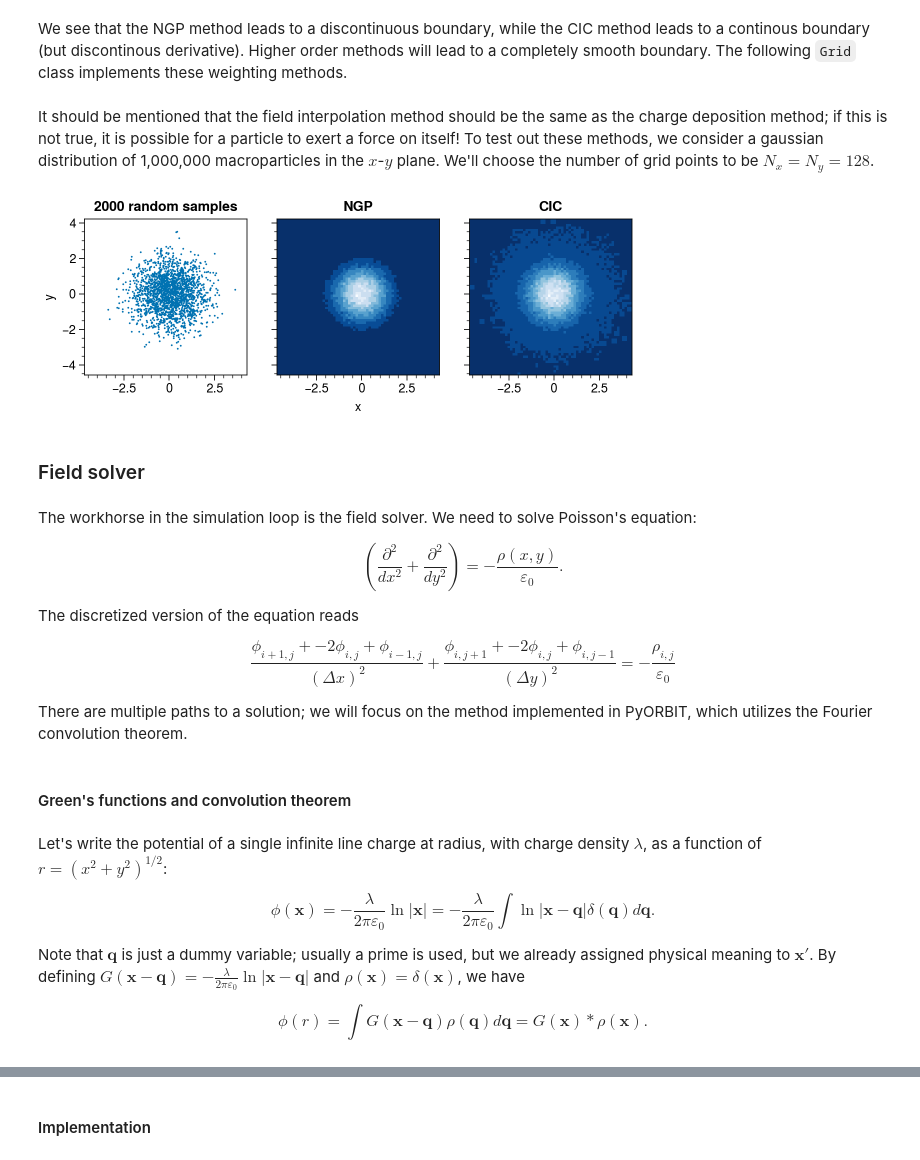
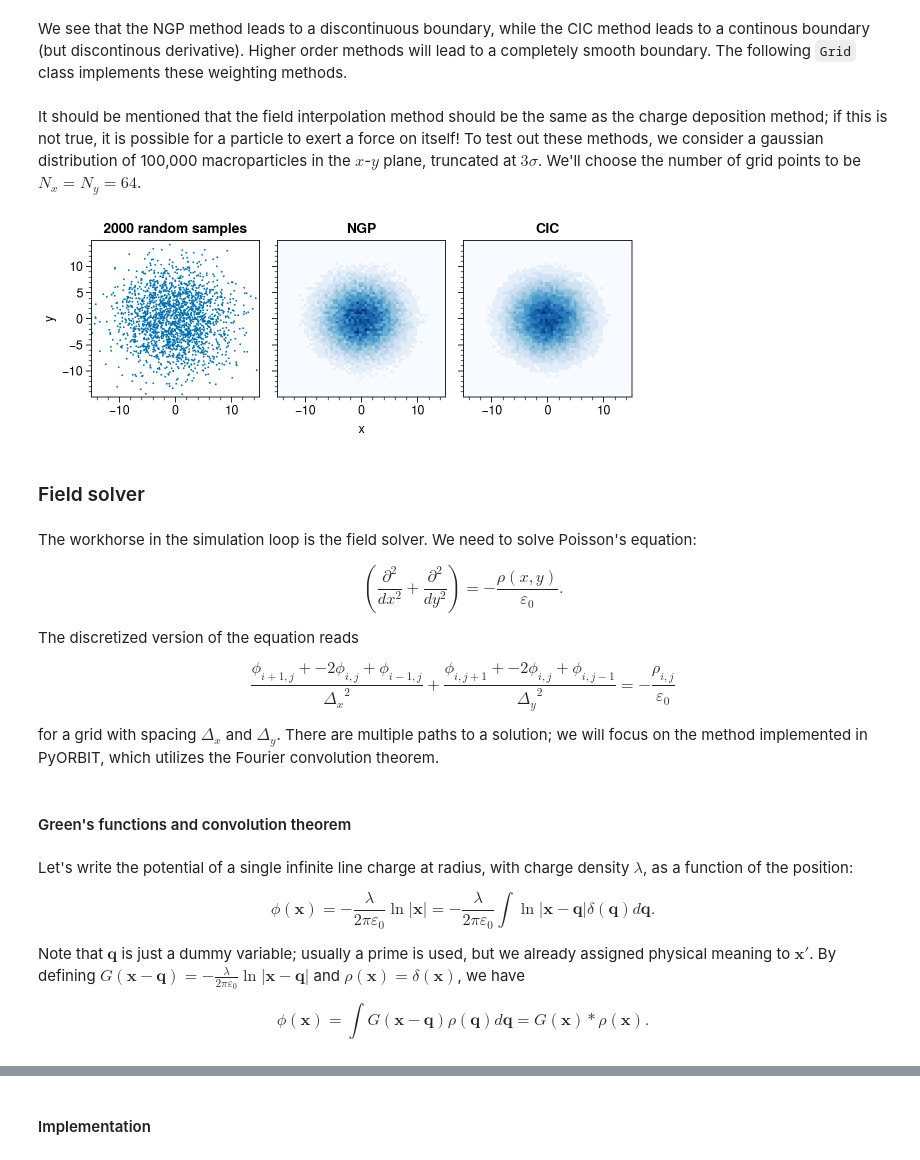
Before and after one commit to austin-hoover/blog_old, a Jupyter notebook: _notebooks/2021-02-15-PIC.ipynb, the cells around one changed output, grey strips where cells are left out. Drawn from its saved outputs; the diff is of its cells as text; code cells hidden in the pictures.

```diff
--- a/_notebooks/2021-02-15-PIC.ipynb
+++ b/_notebooks/2021-02-15-PIC.ipynb
@@ -328,25 +368,25 @@ class Grid:
             int_vals = np.array(int_vals) / grid.cell_area
         return int_vals
 # %% [markdown]
-It should be mentioned that the field interpolation method should be the same as the charge deposition method; if this is not true, it is possible for a particle to exert a force on itself! To test out these methods, we consider a gaussian distribution of 1,000,000 macroparticles in the $x$-$y$ plane. We'll choose the number of grid points to be $N_x = N_y = 128$.
+It should be mentioned that the field interpolation method should be the same as the charge deposition method; if this is not true, it is possible for a particle to exert a force on itself! To test out these methods, we consider a gaussian distribution of 100,000 macroparticles in the $x$-$y$ plane, truncated at $3\sigma$. We'll choose the number of grid points to be $N_x = N_y = 64$.
 # %%
-bunch = Bunch(nparts=int(100000))
+bunch = Bunch(nparts=int(1e5))
 bunch.generate('gaussian')
-grid = Grid(bunch.xlim, bunch.ylim, size=(64, 64))
+grid = Grid(bunch.xlim, bunch.ylim, size=64)
 # %%
-fig, axes = plot.subplots(ncols=3, figsize=(6, 2.25), wspace=2*[0.3])
+fig, axes = plot.subplots(ncols=3, figsize=(6, 2.25))
 axes.format(xlim=bunch.xlim, ylim=bunch.ylim, grid=False, xlabel='x', ylabel='y',
             toplabels=['2000 random samples', 'NGP', 'CIC'])
 
 X = bunch.sample(2000)
 axes[0].scatter(X[:, 0], X[:, 2], s=0.5)
 
 for ax, method in zip(axes[1:], ['ngp', 'cic']):
-    rho = 1.6e-19 * grid.distribute(bunch.positions, method)
-    ax.imshow(rho.T, origin='lower', cmap='blues_r', aspect='auto',
+    rho = bunch.charge * grid.distribute(bunch.positions, method)
+    ax.imshow(rho.T, origin='lower', cmap='blues', aspect='auto',
               extent=[grid.xmin, grid.xmax, grid.ymin, grid.ymax]);
 # %% [output]
-[figure, old version]
+[figure, new version]
 # %% [markdown]
 ### Field solver
 # %% [markdown]
@@ -356,16 +396,16 @@ $$\left({\frac{\partial^2}{dx^2} + \frac{\partial^2}{dy^2}}\right) = -\frac{\rho
 
 The discretized version of the equation reads
 
-$$ \frac{\phi_{i+1,j} + -2\phi_{i,j} +\phi_{i-1,j}}{(\Delta x)^2} + \frac{\phi_{i,j+1} + -2\phi_{i,j} + \phi_{i,j-1}}{(\Delta y)^2} = -\frac{\rho_{i,j}}{\varepsilon_0} \tag{7}$$
+$$ \frac{\phi_{i+1,j} + -2\phi_{i,j} +\phi_{i-1,j}}{{\Delta_x}^2} + \frac{\phi_{i,j+1} + -2\phi_{i,j} + \phi_{i,j-1}}{{\Delta_y}^2} = -\frac{\rho_{i,j}}{\varepsilon_0} \tag{7}$$
 
-There are multiple paths to a solution; we will focus on the method implemented in PyORBIT, which utilizes the Fourier convolution theorem.
+for a grid with spacing $\Delta_x$ and $\Delta_y$. There are multiple paths to a solution; we will focus on the method implemented in PyORBIT, which utilizes the Fourier convolution theorem.
 # %% [markdown]
 #### Green's functions and convolution theorem
 # %% [markdown]
-Let's write the potential of a single infinite line charge at radius, with charge density $\lambda$, as a function of $r = (x^2 + y^2)^{1/2}$:
+Let's write the potential of a single infinite line charge at radius, with charge density $\lambda$, as a function of the position:
 
 $$ \phi(\mathbf{x}) = -\frac{\lambda}{2\pi\varepsilon_0} \ln{|\mathbf{x}|} = -\frac{\lambda}{2\pi\varepsilon_0} \int{\ln{|\mathbf{x} - \mathbf{q}|}\delta(\mathbf{q})d\mathbf{q}}. \tag{8}$$
 
 Note that $\mathbf{q}$ is just a dummy variable; usually a prime is used, but we already assigned physical meaning to $\mathbf{x}'$. By defining $G(\mathbf{x} - \mathbf{q}) = -\frac{\lambda}{2\pi\varepsilon_0} \ln{|\mathbf{x} - \mathbf{q}|}$ and $\rho(\mathbf{x}) = \delta(\mathbf{x})$, we have
 
-$$ \phi(r) = \int{G(\mathbf{x} - \mathbf{q})\rho(\mathbf{q})d\mathbf{q}} = G(\mathbf{x}) * \rho(\mathbf{x}). \tag{9}$$
+$$ \phi(\mathbf{x}) = \int{G(\mathbf{x} - \mathbf{q})\rho(\mathbf{q})d\mathbf{q}} = G(\mathbf{x}) * \rho(\mathbf{x}). \tag{9}$$
```
Also changed, not shown: parts of 22 cells of this notebook.
